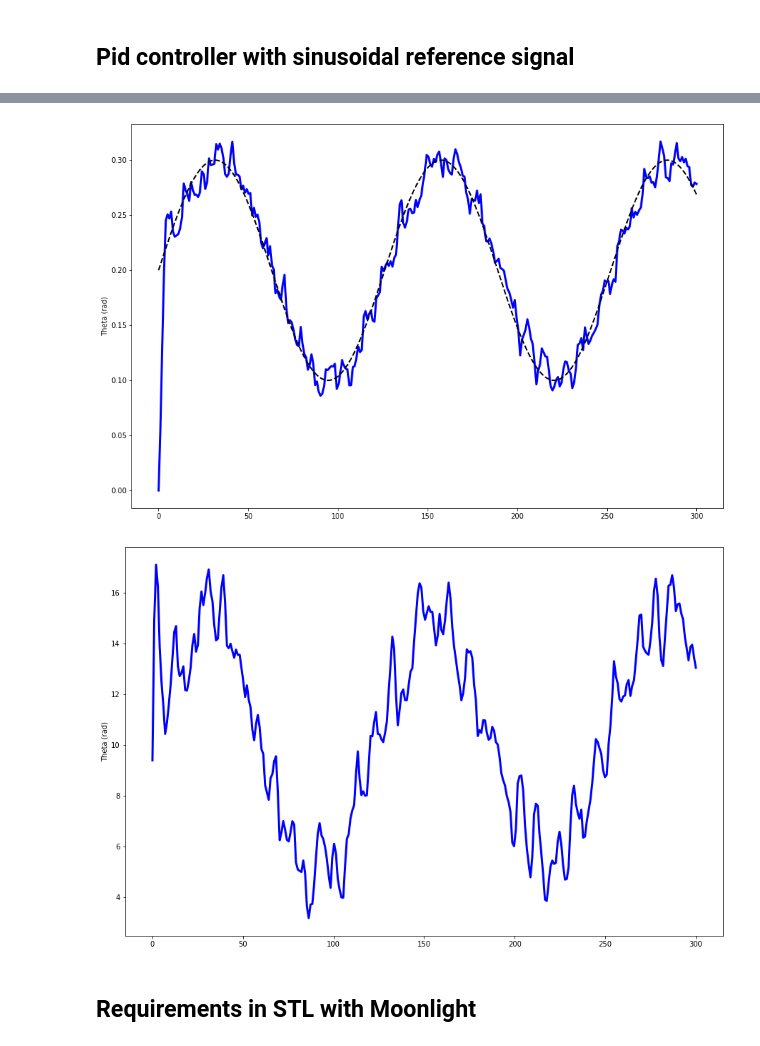
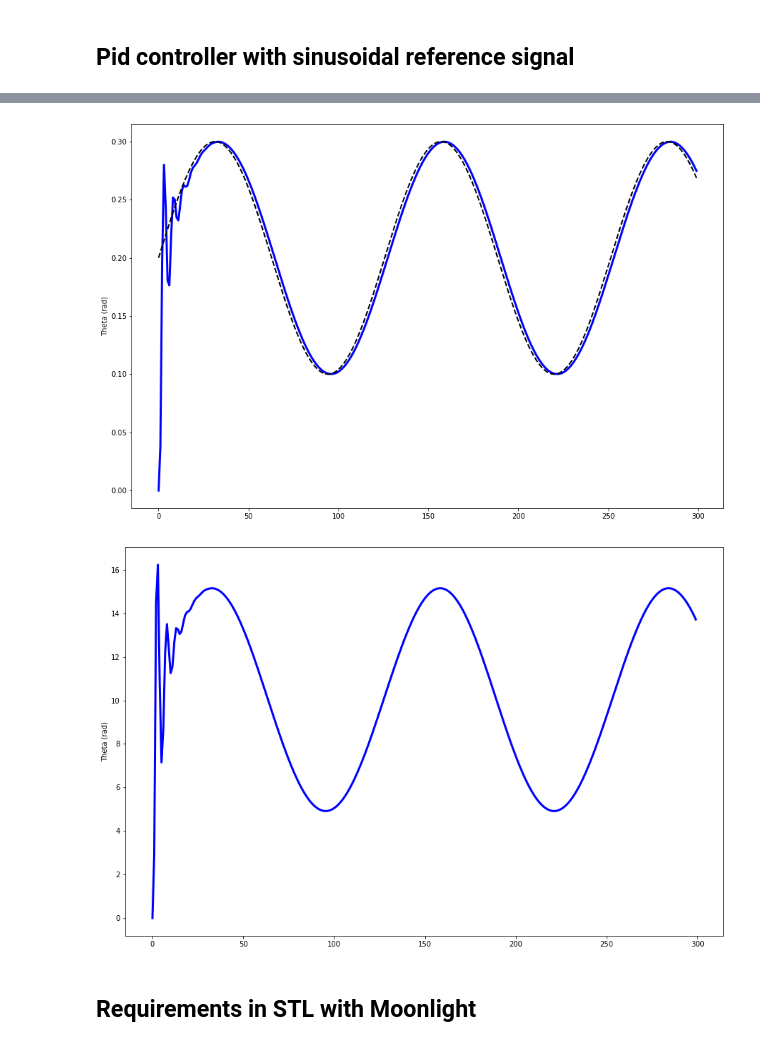
Before and after one commit to GiuliaMP/CPS_Project, a Jupyter notebook: cps_notebook.ipynb, the cells around one changed output, grey strips where cells are left out. Saved outputs shown, nothing was run; the diff lists cells and outputs as text; code cells hidden in the pictures.

```diff
--- a/cps_notebook.ipynb
+++ b/cps_notebook.ipynb
@@ -8,3 +48,5 @@ import PID_Performances as pidper
 # %%
-sp = np.zeros(300) + 0.78
-theta_store, omega_store, sp_store, v_store,step, ts = pidmodel.run(299, 300, sp, [0.0,0.0], False, 15,30,30)
+sp = np.zeros(300) + 0.785
+theta_store, omega_store, sp_store, v_store, u_store, ts = pidmodel.run(299, 300, sp, [0.0,0.0], False, 15,30,20)
+pidper.print_performances(theta_store, sp_store, ts)
+pidmodel.plot(theta_store, omega_store, sp_store, v_store,u_store, ts)
@@ -27,0 +61,5 @@ plt.show()
+# %%
+sp = np.zeros(300) + 0.262
+theta_store, omega_store, sp_store, v_store, u_store, ts = pidmodel.run(299, 300, sp, [0.0,0.0], False, 15,30,20)
+pidper.print_performances(theta_store, sp_store, ts)
+pidmodel.plot(theta_store, omega_store, sp_store, v_store,u_store, ts)
@@ -29,7 +77,7 @@ plt.show()
 ## Pid controller with sinusoidal reference signal
 # %%
 sp = [np.sin(i/20)/10 + 0.2 for i in range(300)]
-theta_store, omega_store, sp_store, v_store,step, ts = pidmodel.run(299, 300, sp, [0.0,0.0], True, 15,30,30)
+theta_store, omega_store, sp_store, v_store,u_store, ts = pidmodel.run(299, 300, sp, [0.0,0.0], False, 15,30,30)
 # %%
 print(f'overshoot: {pidper.overshoot(theta_store, sp_store)}')
 print(f'rise time: {pidper.rise_time(theta_store, sp_store, ts)}')
@@ -43,12 +91,12 @@ settling time: 14.047
 # %%
 pidmodel.plot(theta_store, omega_store, sp_store, v_store,step, ts)
 # %% [output]
-[figure, old version]
+[figure, new version]
 # %%
-plt.plot(ts,step,'b-',linewidth=3)
+plt.plot(ts,u_store,'b-',linewidth=3)
 plt.ylabel('Theta (rad)')
 plt.show()
 # %% [output]
-[figure, old version]
+[figure, new version]
 # %% [markdown]
 ## Requirements in STL with Moonlight
```
Also changed, not shown: parts of 23 cells of this notebook, 2 other files.
